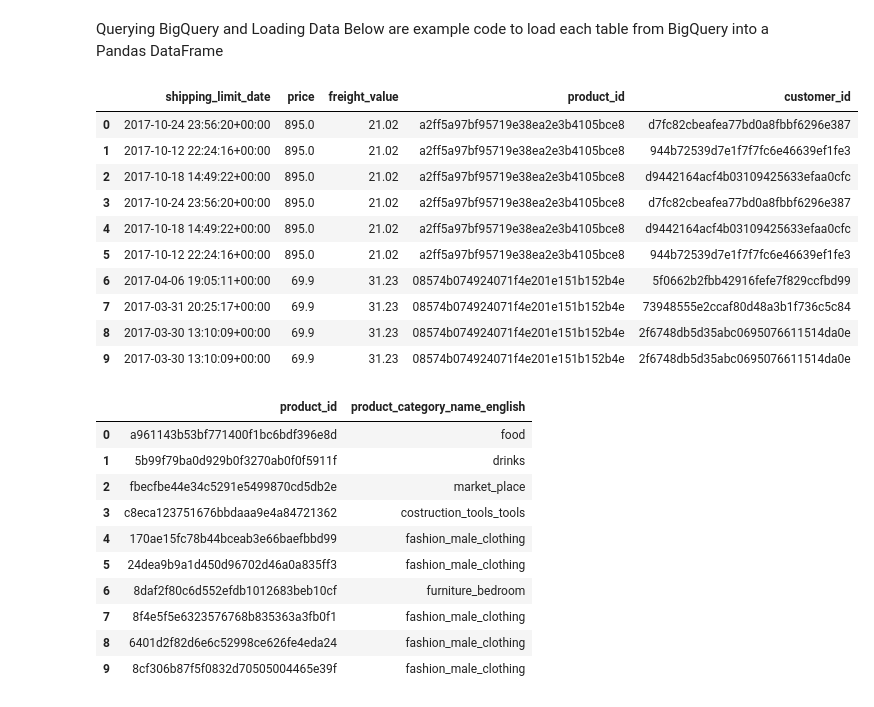
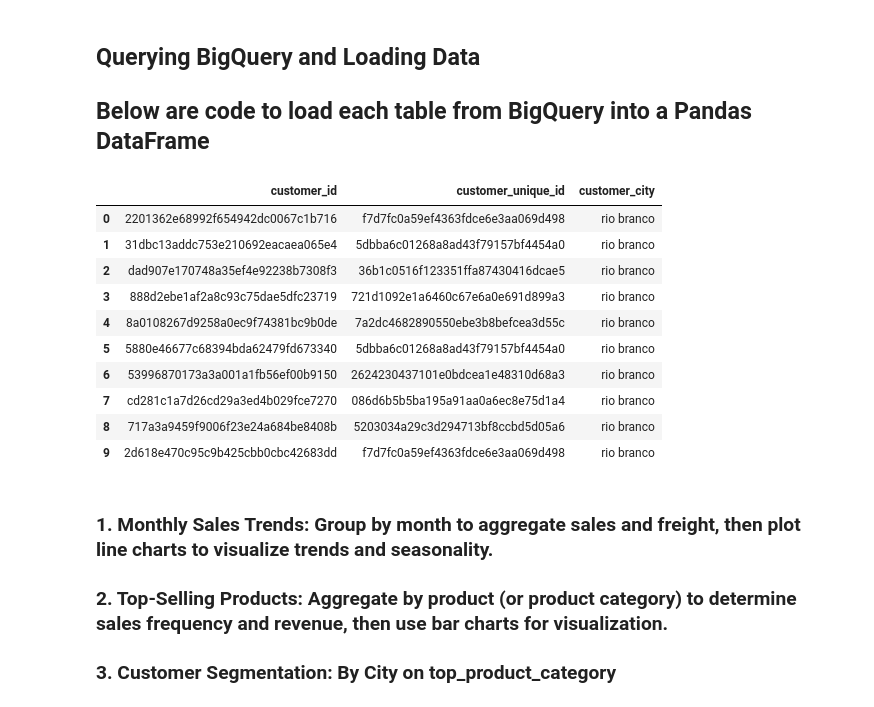
Before and after one commit to jochze-eng/Team5Module2Final, a Jupyter notebook: mt_eda.ipynb, the cells around one changed output. Saved outputs shown, nothing was run; the diff lists cells and outputs as text; code cells hidden in the pictures.

```diff
--- a/mt_eda.ipynb
+++ b/mt_eda.ipynb
@@ -1,6 +1,6 @@
 # %% [markdown]
-Querying BigQuery and Loading Data
-Below are example code to load each table from BigQuery into a Pandas DataFrame
+## Querying BigQuery and Loading Data
+## Below are code to load each table from BigQuery into a Pandas DataFrame
 # %%
 from google.cloud import bigquery
 import pandas as pd
@@ -34,30 +34,22 @@ dim_customers = client.query(query_dim_customers).to_dataframe()
 # Convert shipping_limit_date to datetime
 fct_order_items['shipping_limit_date'] = pd.to_datetime(fct_order_items['shipping_limit_date'])
 # %%
-fct_order_items.head(10)
+dim_customers.head(10)
 # %% [output]
-|  | shipping_limit_date | price | freight_value | product_id | customer_id |
-| 0 | 2017-10-24 23:56:20+00:00 | 895.0 | 21.02 | a2ff5a97bf95719e38ea2e3b4105bce8 | d7fc82cbeafea77bd0a8fbbf6296e387 |
-| 1 | 2017-10-12 22:24:16+00:00 | 895.0 | 21.02 | a2ff5a97bf95719e38ea2e3b4105bce8 | 944b72539d7e1f7f7fc6e46639ef1fe3 |
-| 2 | 2017-10-18 14:49:22+00:00 | 895.0 | 21.02 | a2ff5a97bf95719e38ea2e3b4105bce8 | d9442164acf4b03109425633efaa0cfc |
-| 3 | 2017-10-24 23:56:20+00:00 | 895.0 | 21.02 | a2ff5a97bf95719e38ea2e3b4105bce8 | d7fc82cbeafea77bd0a8fbbf6296e387 |
-| 4 | 2017-10-18 14:49:22+00:00 | 895.0 | 21.02 | a2ff5a97bf95719e38ea2e3b4105bce8 | d9442164acf4b03109425633efaa0cfc |
-| 5 | 2017-10-12 22:24:16+00:00 | 895.0 | 21.02 | a2ff5a97bf95719e38ea2e3b4105bce8 | 944b72539d7e1f7f7fc6e46639ef1fe3 |
-| 6 | 2017-04-06 19:05:11+00:00 | 69.9 | 31.23 | 08574b074924071f4e201e151b152b4e | 5f0662b2fbb42916fefe7f829ccfbd99 |
-| 7 | 2017-03-31 20:25:17+00:00 | 69.9 | 31.23 | 08574b074924071f4e201e151b152b4e | 73948555e2ccaf80d48a3b1f736c5c84 |
-| 8 | 2017-03-30 13:10:09+00:00 | 69.9 | 31.23 | 08574b074924071f4e201e151b152b4e | 2f6748db5d35abc0695076611514da0e |
-| 9 | 2017-03-30 13:10:09+00:00 | 69.9 | 31.23 | 08574b074924071f4e201e151b152b4e | 2f6748db5d35abc0695076611514da0e |
+|  | customer_id | customer_unique_id | customer_city |
+| 0 | 2201362e68992f654942dc0067c1b716 | f7d7fc0a59ef4363fdce6e3aa069d498 | rio branco |
+| 1 | 31dbc13addc753e210692eacaea065e4 | 5dbba6c01268a8ad43f79157bf4454a0 | rio branco |
+| 2 | dad907e170748a35ef4e92238b7308f3 | 36b1c0516f123351ffa87430416dcae5 | rio branco |
+| 3 | 888d2ebe1af2a8c93c75dae5dfc23719 | 721d1092e1a6460c67e6a0e691d899a3 | rio branco |
+| 4 | 8a0108267d9258a0ec9f74381bc9b0de | 7a2dc4682890550ebe3b8befcea3d55c | rio branco |
+| 5 | 5880e46677c68394bda62479fd673340 | 5dbba6c01268a8ad43f79157bf4454a0 | rio branco |
+| 6 | 53996870173a3a001a1fb56ef00b9150 | 2624230437101e0bdcea1e48310d68a3 | rio branco |
+| 7 | cd281c1a7d26cd29a3ed4b029fce7270 | 086d6b5b5ba195a91aa0a6ec8e75d1a4 | rio branco |
+| 8 | 717a3a9459f9006f23e24a684be8408b | 5203034a29c3d294713bf8ccbd5d05a6 | rio branco |
+| 9 | 2d618e470c95c9b425cbb0cbc42683dd | f7d7fc0a59ef4363fdce6e3aa069d498 | rio branco |
-# %%
-dim_products.head(10)
-# %% [output]
-|  | product_id | product_category_name_english |
-| 0 | a961143b53bf771400f1bc6bdf396e8d | food |
-| 1 | 5b99f79ba0d929b0f3270ab0f0f5911f | drinks |
-| 2 | fbecfbe44e34c5291e5499870cd5db2e | market_place |
-| 3 | c8eca123751676bbdaaa9e4a84721362 | costruction_tools_tools |
-| 4 | 170ae15fc78b44bceab3e66baefbbd99 | fashion_male_clothing |
-| 5 | 24dea9b9a1d450d96702d46a0a835ff3 | fashion_male_clothing |
-| 6 | 8daf2f80c6d552efdb1012683beb10cf | furniture_bedroom |
-| 7 | 8f4e5f5e6323576768b835363a3fb0f1 | fashion_male_clothing |
-| 8 | 6401d2f82d6e6c52998ce626fe4eda24 | fashion_male_clothing |
-| 9 | 8cf306b87f5f0832d70505004465e39f | fashion_male_clothing |
+# %% [markdown]
+### 1. Monthly Sales Trends: Group by month to aggregate sales and freight, then plot line charts to visualize trends and seasonality.
+
+### 2. Top-Selling Products: Aggregate by product (or product category) to determine sales frequency and revenue, then use bar charts for visualization.
+
+### 3. Customer Segmentation: By City on top_product_category
```
Also changed, not shown: parts of 13 cells of this notebook.
